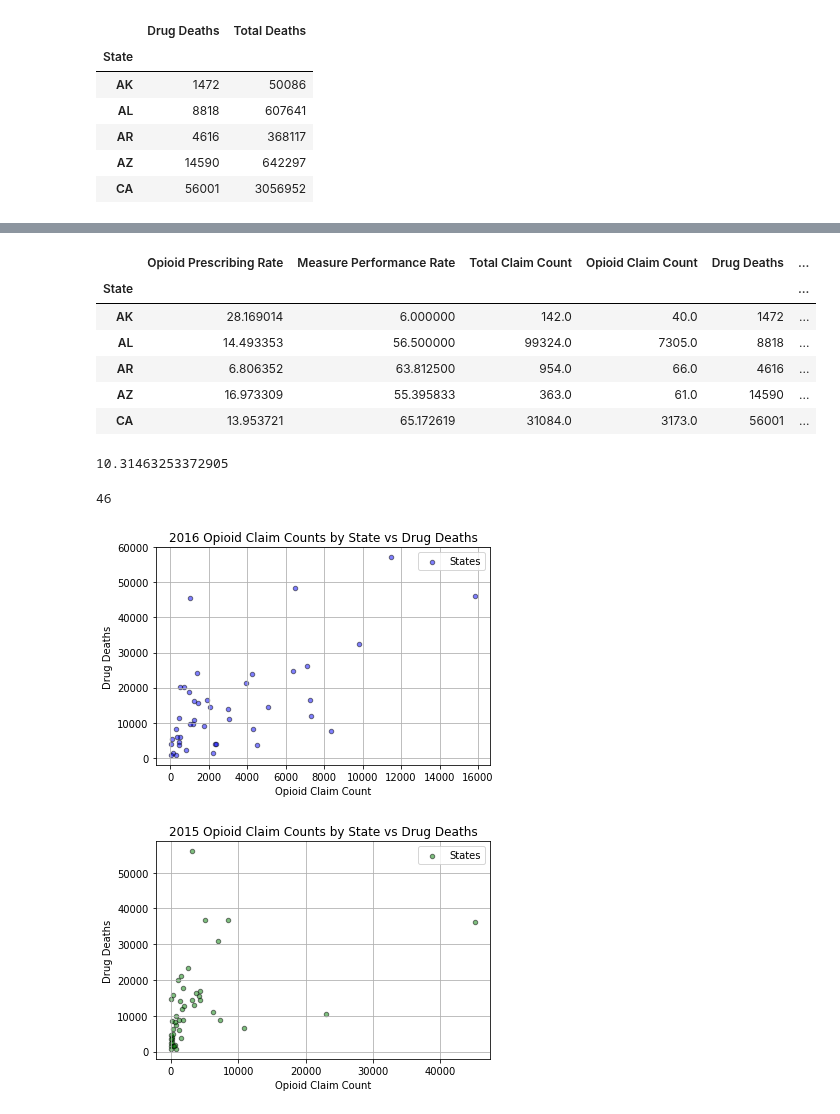
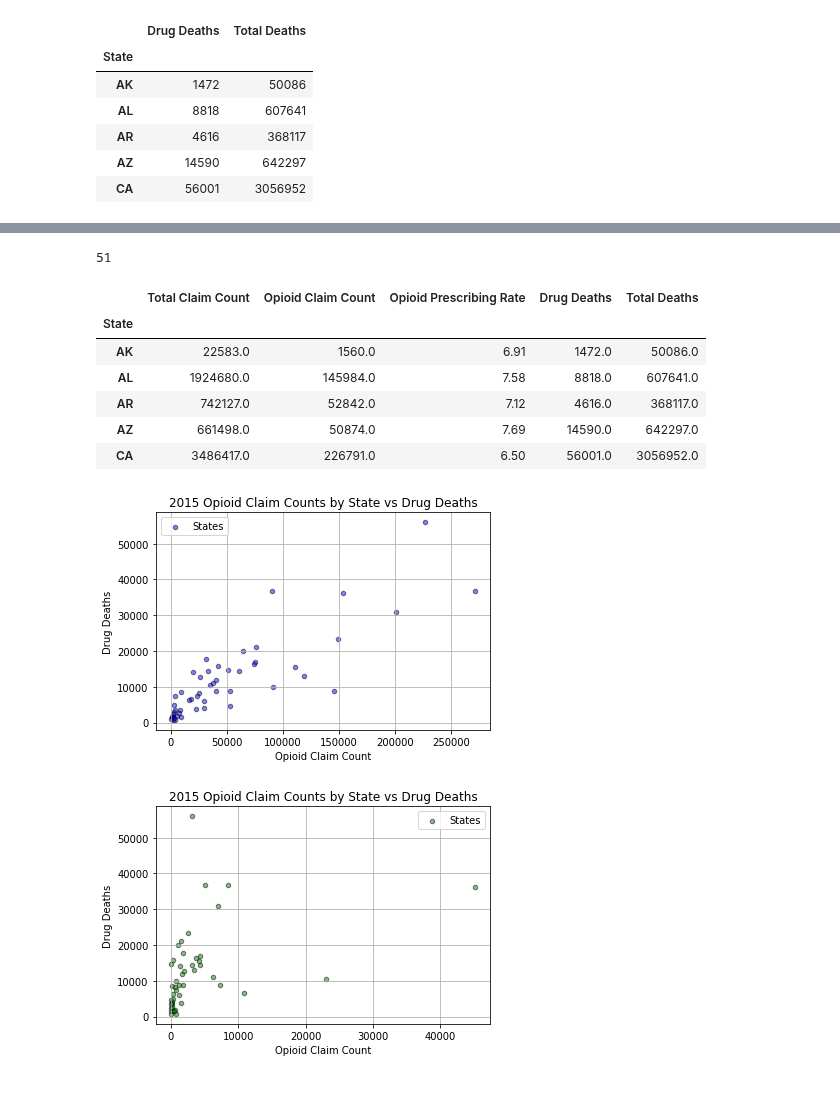
Before and after one commit to MTDahmer/Project1, a Jupyter notebook: notebooks/Omar 3.29.19 (Individual PAC and Deaths Analysis).ipynb, the cells around one changed output, grey strips where cells are left out. Saved outputs shown, nothing was run; the diff lists cells and outputs as text; code cells hidden in the pictures.

```diff
--- a/notebooks/Omar 3.29.19 (Individual PAC and Deaths Analysis).ipynb
+++ b/notebooks/Omar 3.29.19 (Individual PAC and Deaths Analysis).ipynb
@@ -18,5 +18,14 @@ PAC_group_2015 = pd.read_csv(csv2)
 csv3 = "../Presentation/clean/PAC_Scores_2016_group.csv"
 PAC_group_2016 = pd.read_csv(csv3)
 
-csv4 = "../Presentation/Clean/merged_ratings_prescribed_15.csv"
-individual_pac_2016 = pd.read_csv(csv4)
+csv4 = "../Presentation/Clean/op_pac_final_15.csv"
+individual_pac_2015 = pd.read_csv(csv4)
+
+csv5 = "../Presentation/Clean/op_pac_final_16.csv"
+individual_pac_2016 = pd.read_csv(csv5)
+
+csv6 = "../Presentation/Clean/state_op_final_15.csv"
+state_individual_pac_2016 = pd.read_csv(csv6)
+
+csv7 = "../Presentation/Clean/state_op_final_16.csv"
+state_individual_pac_2016 = pd.read_csv(csv7)
@@ -171,0 +81,6 @@ len(merged_state_rate_deaths16)
+# %%
+#Create a table for individual pac by state for 2015
+state_individual_pac15 = pd.DataFrame(individual_pac_2015.groupby(["State"])["Total Claim Count","Opioid Claim Count"].sum())
+state_individual_pac15.head()
+state_individual_pac15["Opioid Prescribing Rate"] = round(state_individual_pac15["Opioid Claim Count"] / state_individual_pac15["Total Claim Count"] *100,2)
+state_individual_pac15.head()
@@ -171,0 +95,5 @@ len(merged_state_rate_deaths16)
+# %%
+#merge our clean_od_2015 with our state_individual_pac15
+merged_state_individual_pac15 = state_individual_pac15.merge(od_state_2015, on="State", how="outer")
+print(len(merged_state_individual_pac15))
+merged_state_individual_pac15.head()
@@ -172,38 +109,31 @@ len(merged_state_rate_deaths16)
 # %%
-#Drop values from 2015 data
-merged_state_rate_deaths15 = merged_state_rate_deaths15.dropna(axis=0 , how='any')
-merged_state_rate_deaths15.head()
+#dropped rows with null from our merged files in 2015
+print(len(merged_state_individual_pac15))
+merged_state_individual_pac15 = merged_state_individual_pac15.dropna(axis=0, how='any')
+merged_state_individual_pac15.head()
 # %% [output]
+51
-|  | Opioid Prescribing Rate | Measure Performance Rate | Total Claim Count | Opioid Claim Count | Drug Deaths | ... |
-| State |  |  |  |  |  | ... |
-| AK | 28.169014 | 6.000000 | 142.0 | 40.0 | 1472 | ... |
-| AL | 14.493353 | 56.500000 | 99324.0 | 7305.0 | 8818 | ... |
-| AR | 6.806352 | 63.812500 | 954.0 | 66.0 | 4616 | ... |
-| AZ | 16.973309 | 55.395833 | 363.0 | 61.0 | 14590 | ... |
-| CA | 13.953721 | 65.172619 | 31084.0 | 3173.0 | 56001 | ... |
+|  | Total Claim Count | Opioid Claim Count | Opioid Prescribing Rate | Drug Deaths | Total Deaths |
+| State |  |  |  |  |  |
+| AK | 22583.0 | 1560.0 | 6.91 | 1472.0 | 50086.0 |
+| AL | 1924680.0 | 145984.0 | 7.58 | 8818.0 | 607641.0 |
+| AR | 742127.0 | 52842.0 | 7.12 | 4616.0 | 368117.0 |
+| AZ | 661498.0 | 50874.0 | 7.69 | 14590.0 | 642297.0 |
+| CA | 3486417.0 | 226791.0 | 6.50 | 56001.0 | 3056952.0 |
-# %%
-group_avgprescriberate_15 = merged_state_rate_deaths15["Opioid Prescribing Rate"].mean()
-group_avgprescriberate_15
-# %% [output]
-10.31463253372905
-# %%
-len(merged_state_rate_deaths15)
-# %% [output]
-46
 # %%
-#Plot Opioid Claim Counts of Group PAC by State vs Drug Deaths for 2016
-merged_state_rate_deaths16.plot.scatter(x="Opioid Claim Count", y='Drug Deaths', color='Blue',
+#Plot Opioid Claim Counts of Group PAC by State vs Drug Deaths for 2015
+merged_state_individual_pac15.plot.scatter(x="Opioid Claim Count", y='Drug Deaths', color='Blue',
                                            grid=True, alpha=0.5, edgecolors = 'black', label='States')
 #Add title to our scatter plot along with an x-axis and y-axis title
-plt.title("2016 Opioid Claim Counts by State vs Drug Deaths")
+plt.title("2015 Opioid Claim Counts by State vs Drug Deaths")
 plt.xlabel("Opioid Claim Count")
 plt.ylabel("Drug Deaths")
 
-plt.savefig("../Presentation/graphs/")
+#plt.savefig("../Presentation/graphs/")
 
 plt.show()
 # %% [output]
-[figure, old version]
+[figure, new version]
 # %%
 #Plot Opioid Claim Counts of Group PAC by State vs Drug Deaths for 2015
 merged_state_rate_deaths15.plot.scatter(x="Opioid Claim Count", y='Drug Deaths', color='Green',
```
Also changed, not shown: parts of 17 cells of this notebook.
